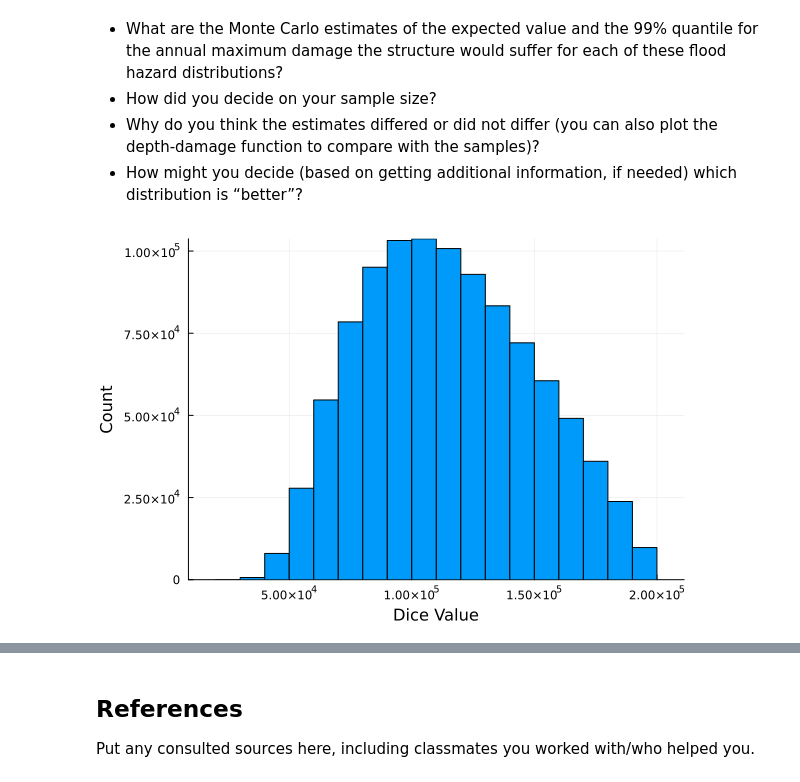
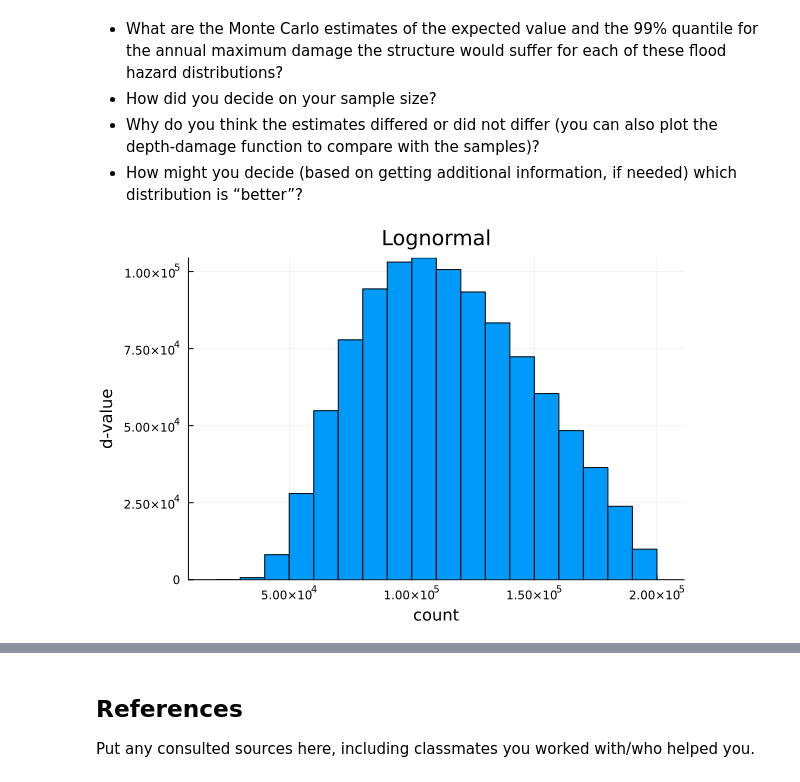
Before and after one commit to BEE4750-FA25/lab-2-nar84-design, a Jupyter notebook: lab02.ipynb, the cells around one changed output, grey strips where cells are left out. Cells and saved outputs as stored; diff of their text form; code cells hidden in the pictures.

```diff
--- a/lab02.ipynb
+++ b/lab02.ipynb
@@ -169,28 +169,28 @@ following questions:
 # %%
 L = 200000 #maximum loss in dollars
 k = 0.8 #slope of the depth-damage relationship
 h0 = 3 #inflection point
 
 hLog = LogNormal(1.2, 0.3) #h value for lognormal
 
 hLog_samples = rand(hLog, 1000000)
 
 function indicator(array)
     if array > 0.0
         indicator = 1
     else
         indicator = 0
     end
     return indicator
 end
 
-function d(dih) #d is a percentage
-    return indicator(dih) * L / (1 + exp.(-k * (dih .- h0)))
+function d(d) #d is a percentage
+    return indicator(d) * L / (1 + exp.(-k * (d .- h0)))
 end
 
 log = d.(hLog_samples)
-histogram(log, legend=:false, bins=20)
-ylabel!("Count")
-xlabel!("Dice Value")
+histogram(log, legend=:false, bins=20, title = "Lognormal")
+ylabel!("d-value")
+xlabel!("count")
 # %% [output]
-[figure, old version]
+[figure, new version]
```
Also changed, not shown: parts of 4 cells of this notebook.
